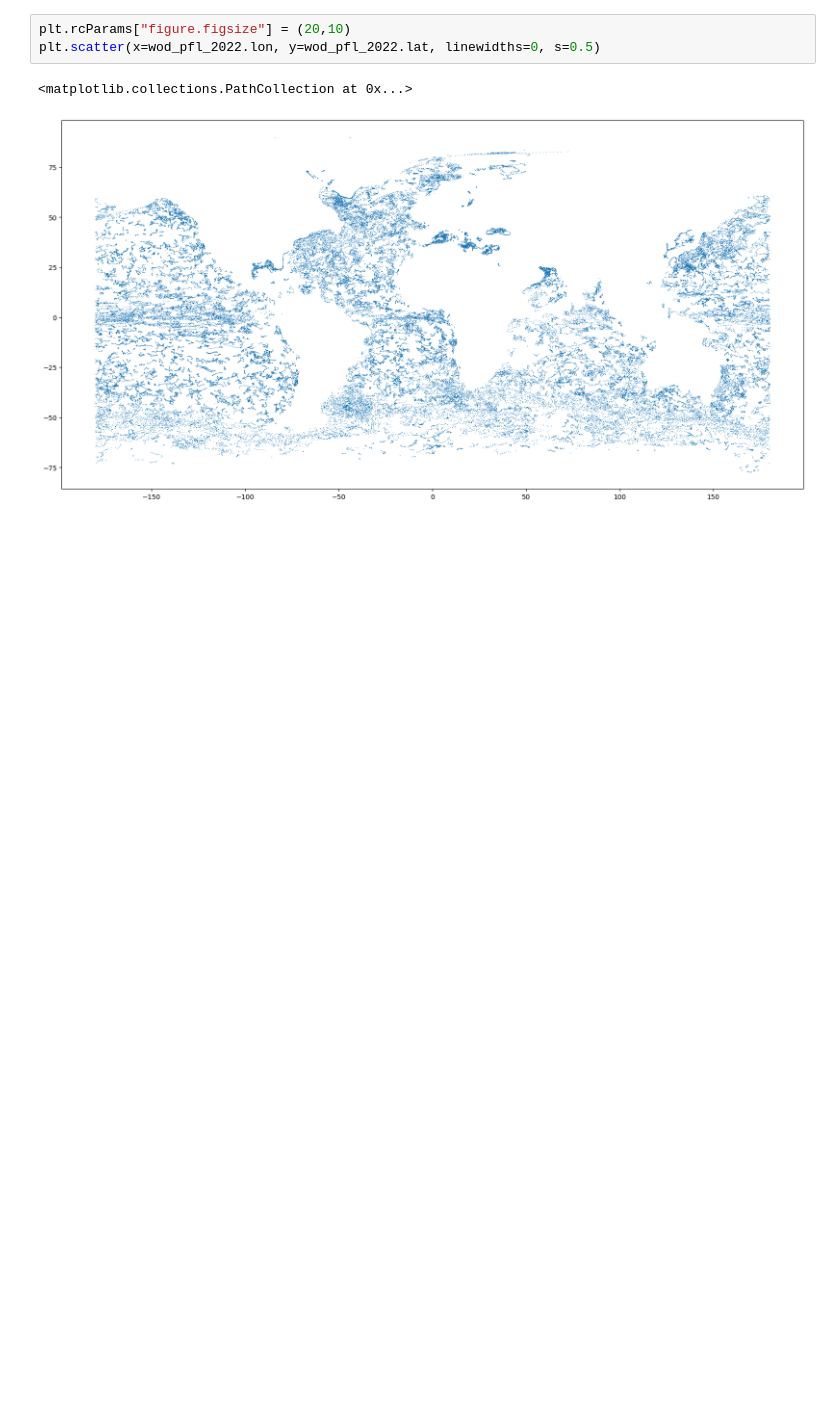
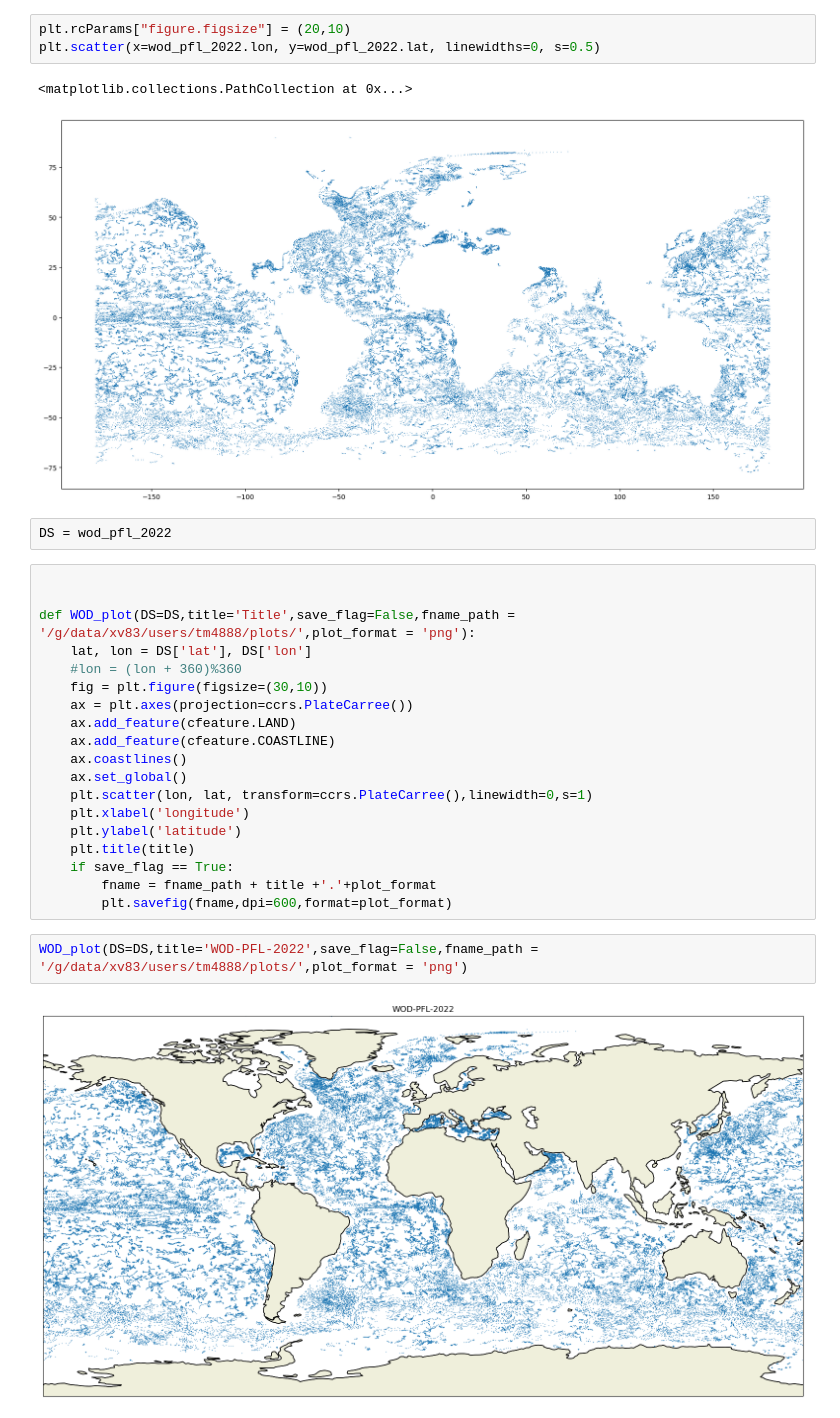
Before and after one commit to CARSv2/cars-v2, a Jupyter notebook: notebooks/WODviaS3FS.ipynb, the cells around one changed output. Cells and saved outputs as stored; diff of their text form; blank space fills up the shorter version.

Commit message:
added plotting with faster network in action

```diff
--- a/notebooks/WODviaS3FS.ipynb
+++ b/notebooks/WODviaS3FS.ipynb
@@ -102,3 +103,28 @@ plt.scatter(x=wod_pfl_2022.lon, y=wod_pfl_2022.lat, linewidths=0, s=0.5)
 # %% [output]
 <matplotlib.collections.PathCollection at 0x...>
 [figure]
+# %%
+DS = wod_pfl_2022
+# %%
+
+
+def WOD_plot(DS=DS,title='Title',save_flag=False,fname_path = '/g/data/xv83/users/tm4888/plots/',plot_format = 'png'):
+    lat, lon = DS['lat'], DS['lon']
+    #lon = (lon + 360)%360
+    fig = plt.figure(figsize=(30,10))
+    ax = plt.axes(projection=ccrs.PlateCarree())
+    ax.add_feature(cfeature.LAND)
+    ax.add_feature(cfeature.COASTLINE)
+    ax.coastlines()
+    ax.set_global()
+    plt.scatter(lon, lat, transform=ccrs.PlateCarree(),linewidth=0,s=1)
+    plt.xlabel('longitude')
+    plt.ylabel('latitude')
+    plt.title(title)
+    if save_flag == True:
+        fname = fname_path + title +'.'+plot_format
+        plt.savefig(fname,dpi=600,format=plot_format)
+# %%
+WOD_plot(DS=DS,title='WOD-PFL-2022',save_flag=False,fname_path = '/g/data/xv83/users/tm4888/plots/',plot_format = 'png')
+# %% [output]
+[figure, added]
```
Also changed, not shown: parts of 2 cells of this notebook.
